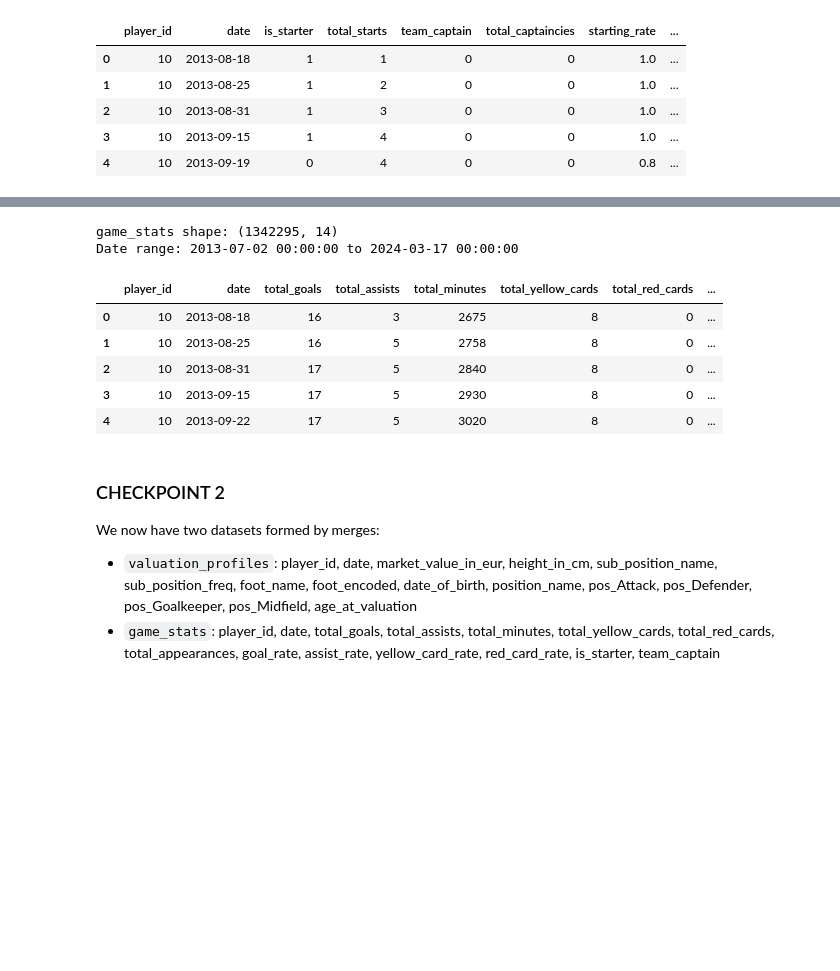
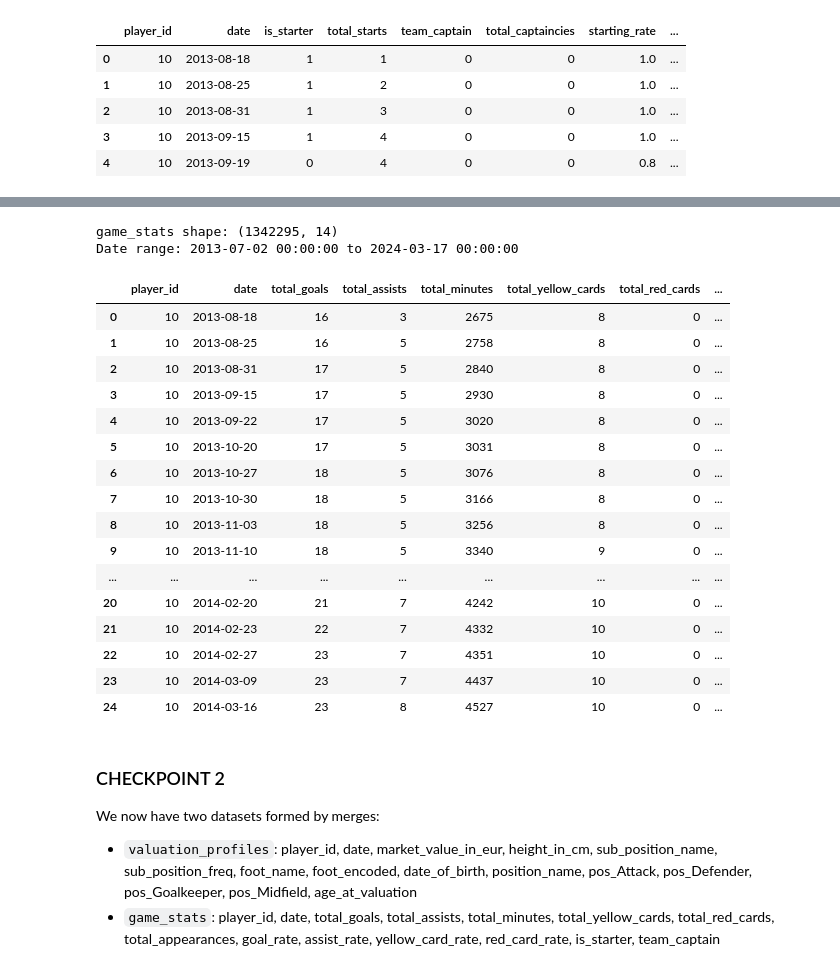
Before and after one commit to ChristianVaikona/comp352-final-project, a Jupyter notebook: Footballer_Market_Evaluation.ipynb, the cells around one changed output, grey strips where cells are left out. Cells and saved outputs as stored; diff of their text form; code cells hidden in the pictures; blank space fills up the shorter version.

```diff
--- a/Footballer_Market_Evaluation.ipynb
+++ b/Footballer_Market_Evaluation.ipynb
@@ -913,35 +924,46 @@ game_stats = game_stats.astype({'player_id': int,
                     'goal_rate': float,
                     'assist_rate': float,
                     'yellow_card_rate': float,
                     'red_card_rate': float,
                     'is_starter': int,
                     'team_captain': int
                     })
 
 # Ensuring date types
 game_stats['date'] = pd.to_datetime(game_stats['date'])
 
 # Ensuring data is sorted
-# game_stats = game_stats.sort_values(['player_id', 'date']).reset_index(drop=True)
+game_stats = game_stats.sort_values(['player_id', 'date']).reset_index(drop=True)
 
 print(f"game_stats shape: {game_stats.shape}")
 print(f"Date range: {game_stats['date'].min()} to {game_stats['date'].max()}")
-game_stats.head()
+game_stats.head(25)
 
 # Keep here at bottom to check on df when needed
 # print("-"*60)
 # print("Missing values in game_stats:")
 # print("-"*60)
 # display(game_stats.isna().sum().sort_values(ascending=False).head(len(game_stats)))
 # %% [output]
 game_stats shape: (1342295, 14)
 Date range: 2013-07-02 00:00:00 to 2024-03-17 00:00:00
 |  | player_id | date | total_goals | total_assists | total_minutes | total_yellow_cards | total_red_cards | ... |
 | 0 | 10 | 2013-08-18 | 16 | 3 | 2675 | 8 | 0 | ... |
 | 1 | 10 | 2013-08-25 | 16 | 5 | 2758 | 8 | 0 | ... |
 | 2 | 10 | 2013-08-31 | 17 | 5 | 2840 | 8 | 0 | ... |
 | 3 | 10 | 2013-09-15 | 17 | 5 | 2930 | 8 | 0 | ... |
 | 4 | 10 | 2013-09-22 | 17 | 5 | 3020 | 8 | 0 | ... |
+| 5 | 10 | 2013-10-20 | 17 | 5 | 3031 | 8 | 0 | ... |
+| 6 | 10 | 2013-10-27 | 18 | 5 | 3076 | 8 | 0 | ... |
+| 7 | 10 | 2013-10-30 | 18 | 5 | 3166 | 8 | 0 | ... |
+| 8 | 10 | 2013-11-03 | 18 | 5 | 3256 | 8 | 0 | ... |
+| 9 | 10 | 2013-11-10 | 18 | 5 | 3340 | 9 | 0 | ... |
+| ... | ... | ... | ... | ... | ... | ... | ... | ... |
+| 20 | 10 | 2014-02-20 | 21 | 7 | 4242 | 10 | 0 | ... |
+| 21 | 10 | 2014-02-23 | 22 | 7 | 4332 | 10 | 0 | ... |
+| 22 | 10 | 2014-02-27 | 23 | 7 | 4351 | 10 | 0 | ... |
+| 23 | 10 | 2014-03-09 | 23 | 7 | 4437 | 10 | 0 | ... |
+| 24 | 10 | 2014-03-16 | 23 | 8 | 4527 | 10 | 0 | ... |
 # %% [markdown]
 ### CHECKPOINT 2
 
```
Also changed, not shown: parts of 4 cells of this notebook.
